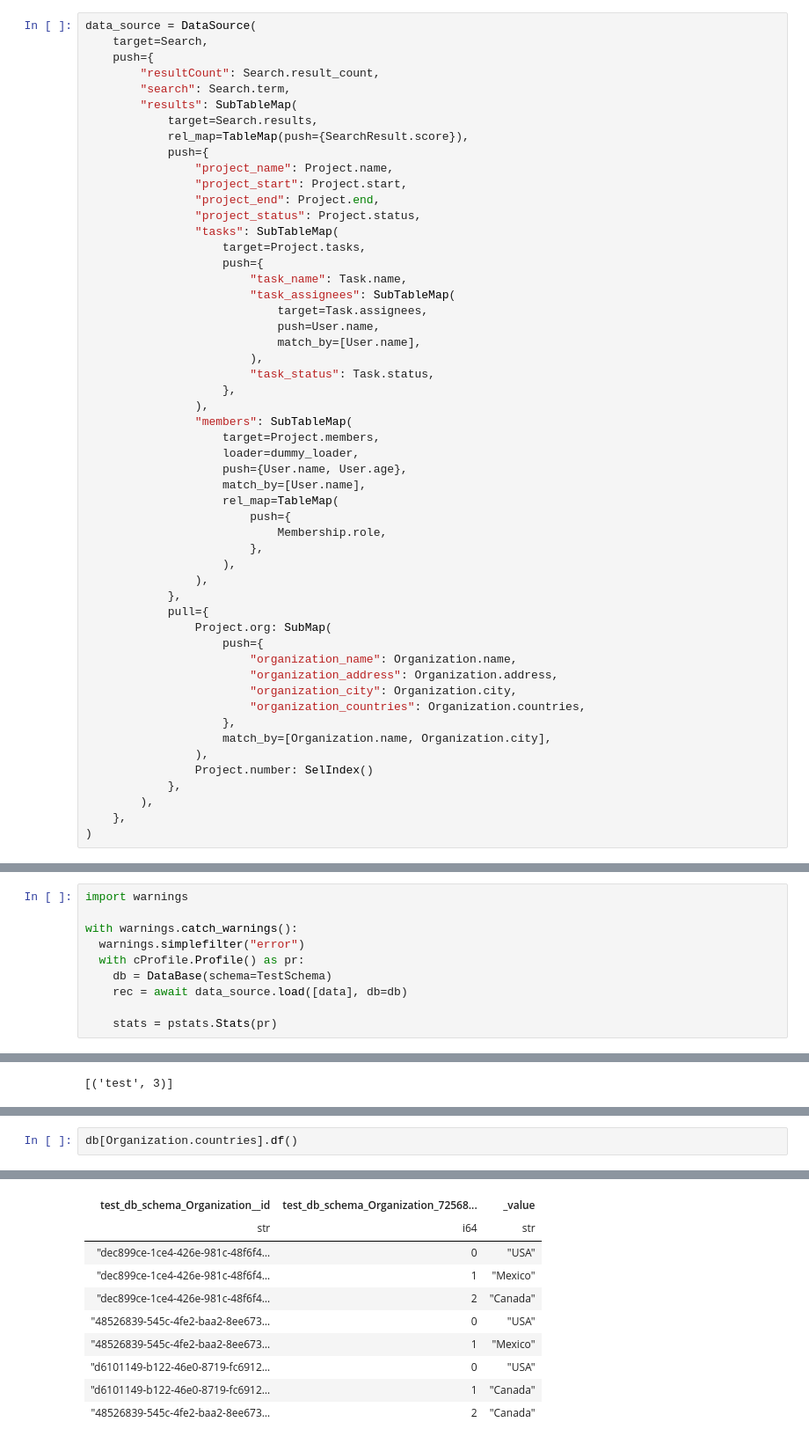
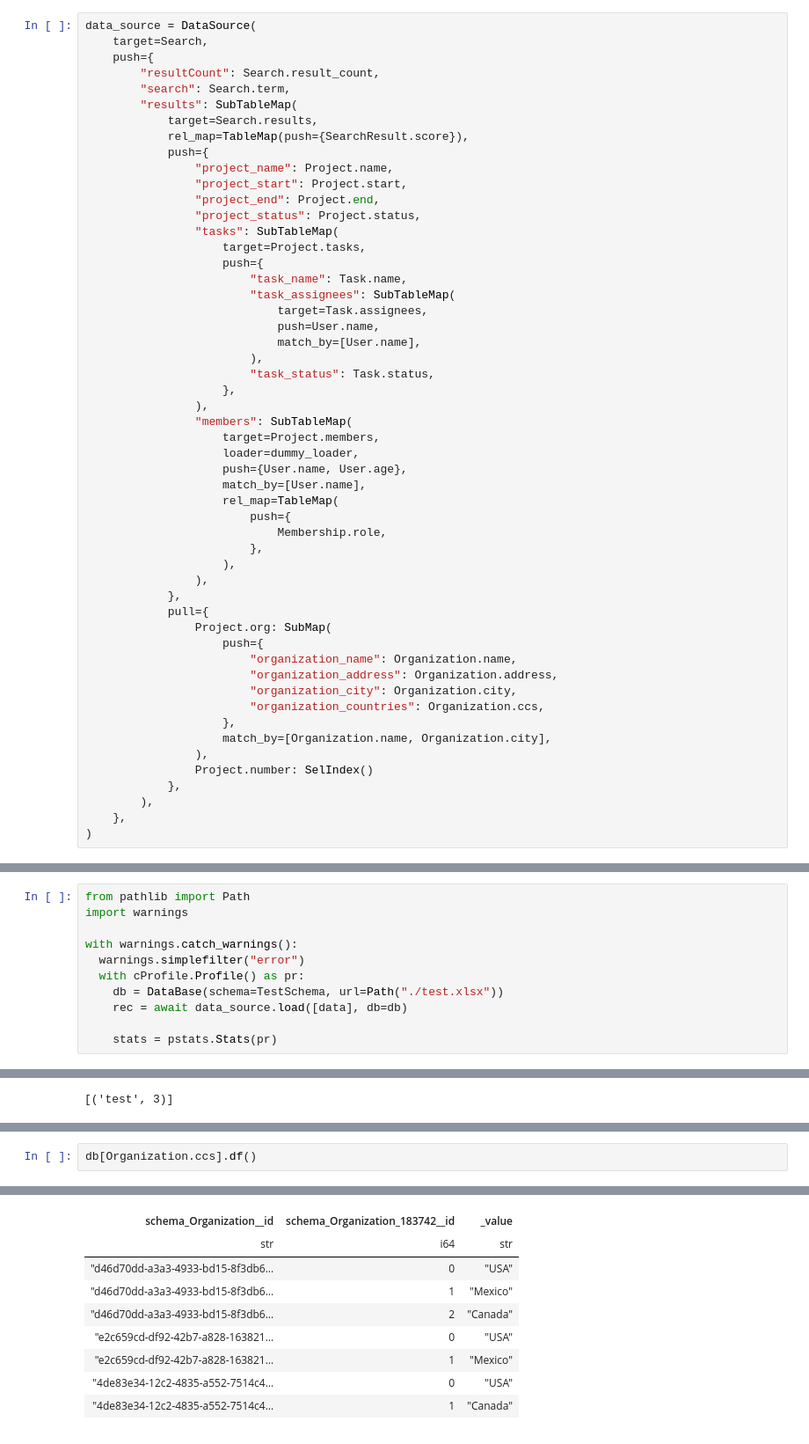
Before and after one commit to cloudlane-one/py-research, a Jupyter notebook: exp/test_db.ipynb, the cells around one changed output, grey strips where cells are left out. Shown: that part at 88% size. Drawn from its saved outputs; the diff is of its cells as text.

```diff
--- a/exp/test_db.ipynb
+++ b/exp/test_db.ipynb
@@ -79,7 +79,7 @@ data_source = DataSource(
                         "organization_name": Organization.name,
                         "organization_address": Organization.address,
                         "organization_city": Organization.city,
-                        "organization_countries": Organization.countries,
+                        "organization_countries": Organization.ccs,
                     },
                     match_by=[Organization.name, Organization.city],
                 ),
@@ -181,12 +181,13 @@ data = {
     ],
 }
 # %%
+from pathlib import Path
 import warnings
 
 with warnings.catch_warnings():
   warnings.simplefilter("error")
   with cProfile.Profile() as pr:
-    db = DataBase(schema=TestSchema)
+    db = DataBase(schema=TestSchema, url=Path("./test.xlsx"))
     rec = await data_source.load([data], db=db)
 
     stats = pstats.Stats(pr)
@@ -284,4 +303,4 @@ shape: (1, 5)
 # %%
-db[Organization.countries].df()
+db[Organization.ccs].df()
 # %% [output]
 [interactive output not drawn]
@@ -289,13 +308,12 @@ shape: (8, 3)
-| test_db_schema_Organization__id | test_db_schema_Organization_72568... | _value |
+| schema_Organization__id | schema_Organization_183742__id | _value |
 | str | i64 | str |
-| "dec899ce-1ce4-426e-981c-48f6f4… | 0 | "USA" |
-| "dec899ce-1ce4-426e-981c-48f6f4… | 1 | "Mexico" |
-| "dec899ce-1ce4-426e-981c-48f6f4… | 2 | "Canada" |
-| "48526839-545c-4fe2-baa2-8ee673… | 0 | "USA" |
-| "48526839-545c-4fe2-baa2-8ee673… | 1 | "Mexico" |
-| "d6101149-b122-46e0-8719-fc6912… | 0 | "USA" |
-| "d6101149-b122-46e0-8719-fc6912… | 1 | "Canada" |
-| "48526839-545c-4fe2-baa2-8ee673… | 2 | "Canada" |
+| "d46d70dd-a3a3-4933-bd15-8f3db6… | 0 | "USA" |
+| "d46d70dd-a3a3-4933-bd15-8f3db6… | 1 | "Mexico" |
+| "d46d70dd-a3a3-4933-bd15-8f3db6… | 2 | "Canada" |
+| "e2c659cd-df92-42b7-a828-163821… | 0 | "USA" |
+| "e2c659cd-df92-42b7-a828-163821… | 1 | "Mexico" |
+| "4de83e34-12c2-4835-a552-7514c4… | 0 | "USA" |
+| "4de83e34-12c2-4835-a552-7514c4… | 1 | "Canada" |
 # %%
 stats.sort_stats("cumulative")
 stats.print_stats("py_research")
```
Also changed, not shown: parts of 10 cells of this notebook, 5 other files.
